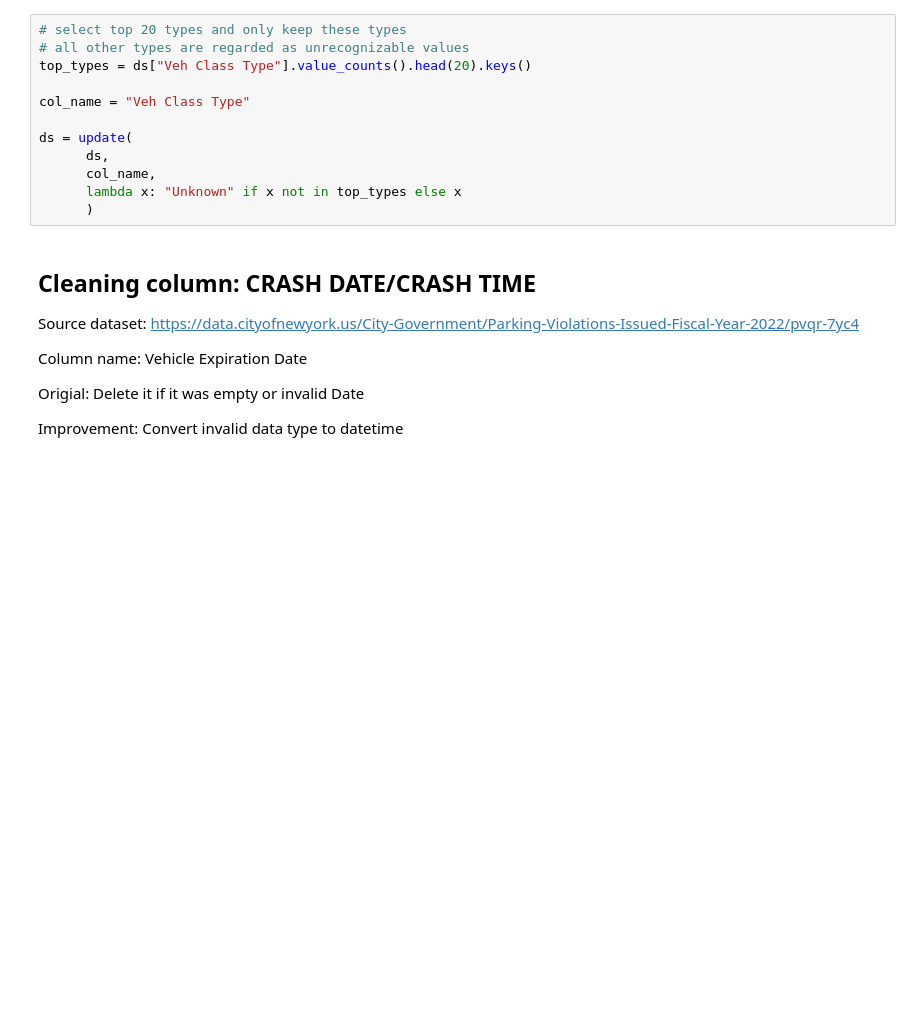
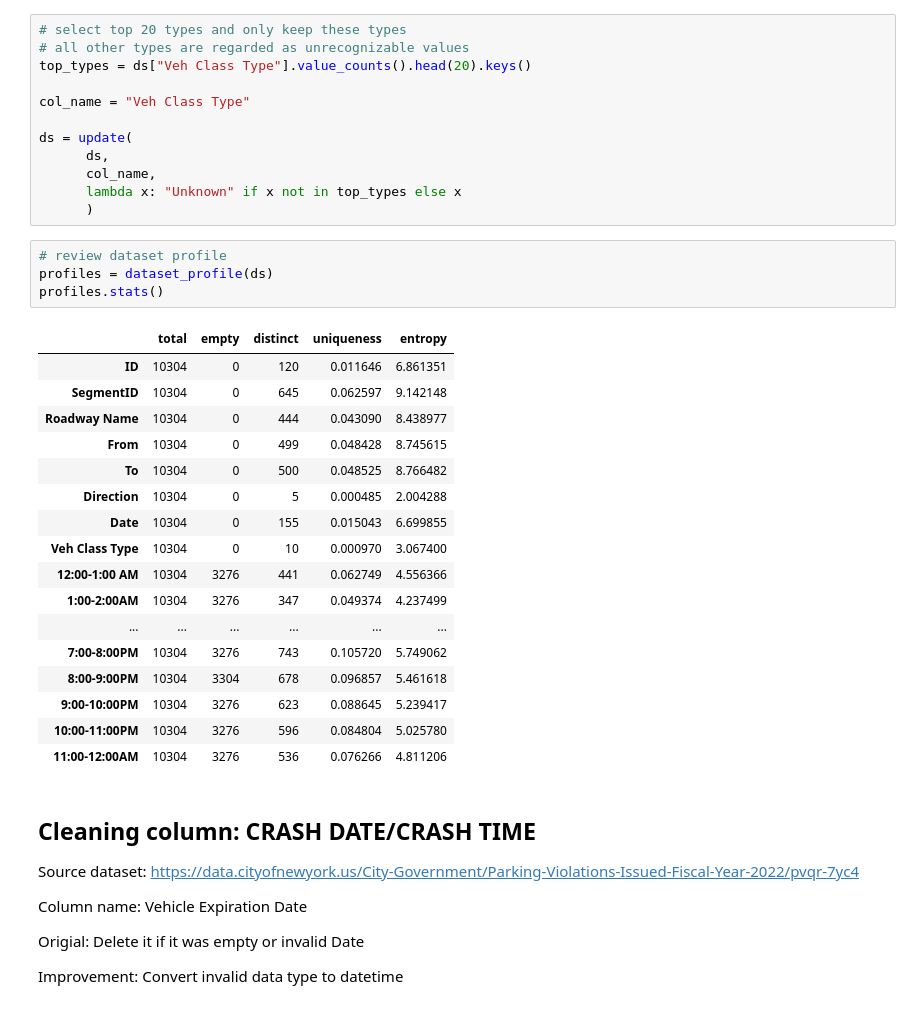
Before and after one commit to Rollingkeyboard/Make-traffic-safer-in-New-York-City, a Jupyter notebook: Data cleaning at scale_part3.ipynb, the cells around one changed output. Drawn from its saved outputs; the diff is of its cells as text; blank space fills up the shorter version.

```diff
--- a/Data cleaning at scale_part3.ipynb
+++ b/Data cleaning at scale_part3.ipynb
@@ -341,6 +403,28 @@ ds = update(
       col_name,
       lambda x: "Unknown" if x not in top_types else x
       )
+# %%
+# review dataset profile
+profiles = dataset_profile(ds)
+profiles.stats()
+# %% [output]
+|  | total | empty | distinct | uniqueness | entropy |
+| ID | 10304 | 0 | 120 | 0.011646 | 6.861351 |
+| SegmentID | 10304 | 0 | 645 | 0.062597 | 9.142148 |
+| Roadway Name | 10304 | 0 | 444 | 0.043090 | 8.438977 |
+| From | 10304 | 0 | 499 | 0.048428 | 8.745615 |
+| To | 10304 | 0 | 500 | 0.048525 | 8.766482 |
+| Direction | 10304 | 0 | 5 | 0.000485 | 2.004288 |
+| Date | 10304 | 0 | 155 | 0.015043 | 6.699855 |
+| Veh Class Type | 10304 | 0 | 10 | 0.000970 | 3.067400 |
+| 12:00-1:00 AM | 10304 | 3276 | 441 | 0.062749 | 4.556366 |
+| 1:00-2:00AM | 10304 | 3276 | 347 | 0.049374 | 4.237499 |
+| ... | ... | ... | ... | ... | ... |
+| 7:00-8:00PM | 10304 | 3276 | 743 | 0.105720 | 5.749062 |
+| 8:00-9:00PM | 10304 | 3304 | 678 | 0.096857 | 5.461618 |
+| 9:00-10:00PM | 10304 | 3276 | 623 | 0.088645 | 5.239417 |
+| 10:00-11:00PM | 10304 | 3276 | 596 | 0.084804 | 5.025780 |
+| 11:00-12:00AM | 10304 | 3276 | 536 | 0.076266 | 4.811206 |
 # %% [markdown]
 ## Cleaning column: CRASH DATE/CRASH TIME
 
```
Also changed, not shown: parts of 8 cells of this notebook.
